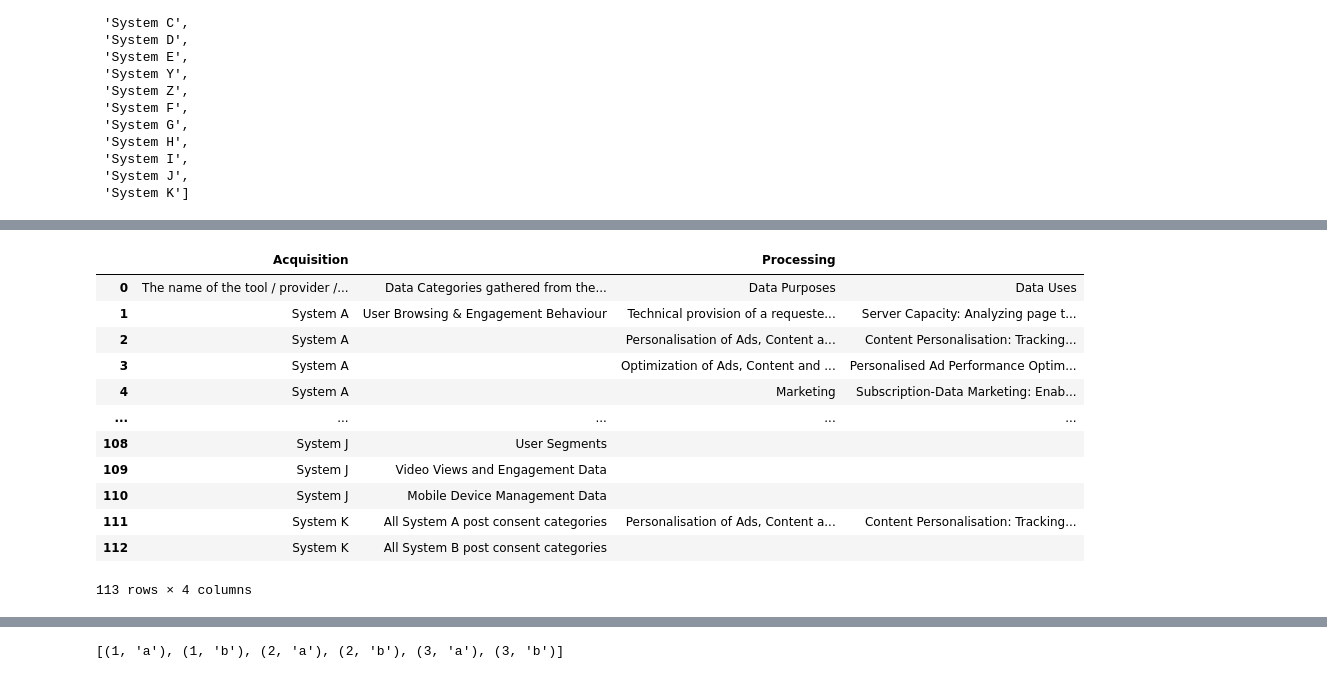
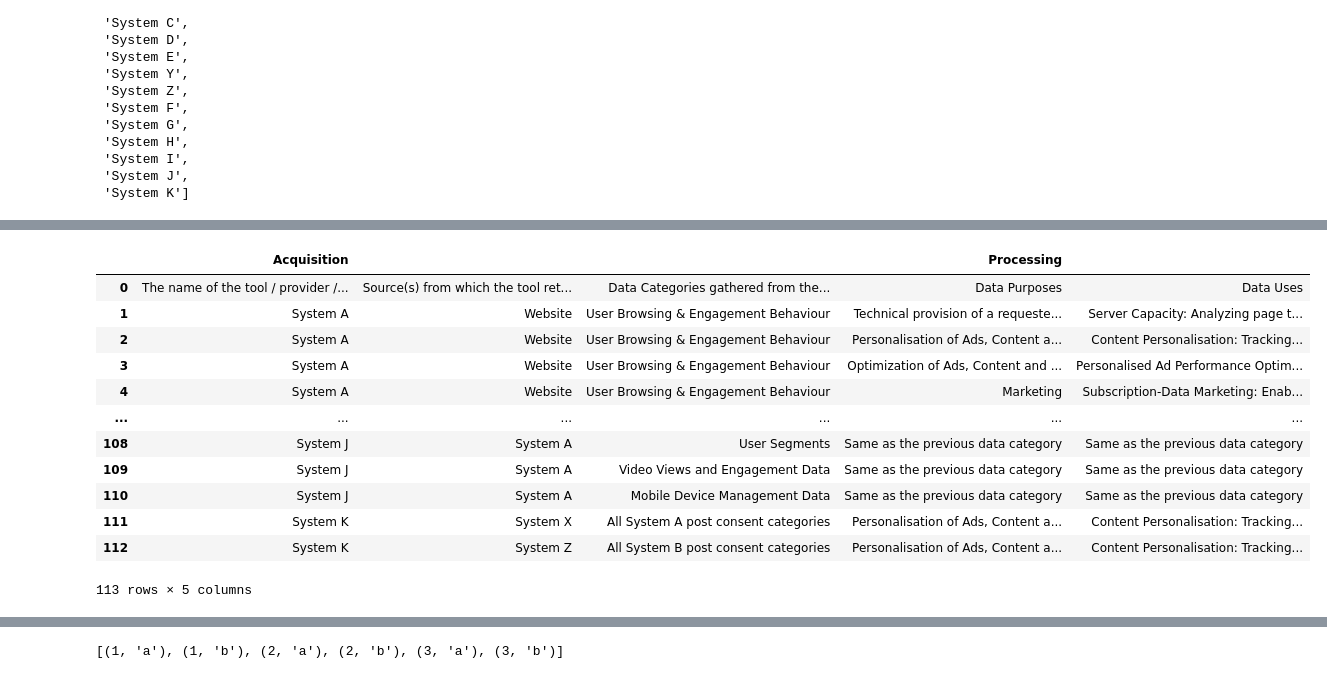
Before and after one commit to flohaha/Colab_Better_Rop, a Jupyter notebook: ROPA.ipynb, the cells around one changed output, grey strips where cells are left out. Drawn from its saved outputs; the diff is of its cells as text; code cells hidden in the pictures.

Commit message:
ok all the way including split of Sources remaining only join with other tabs info

```diff
--- a/ROPA.ipynb
+++ b/ROPA.ipynb
@@ -131,9 +131,10 @@ df_infos.iloc[:, 0].unique().tolist()
 # %%
 
 for i in range(0,len(df_infos)):
-  z = df_infos.iloc[i, 0]
-  if z == '':
-    df_infos.iloc[i, 0] = df_infos.iloc[i-1, 0]
+  for c in range(0,len(df_infos.columns)):
+    z = df_infos.iloc[i, c]
+    if z == '':
+      df_infos.iloc[i, c] = df_infos.iloc[i-1, c]
 
 df_infos#.iloc[:, 0].unique().tolist()
 # %% [output]
@@ -152,22 +153,22 @@ df_infos#.iloc[:, 0].unique().tolist()
 113 rows × 33 columns
 # %%
-df_sample = df_infos#[df_infos.iloc[:, 0] == 'System A']  ### TEST  >> [df_infos.iloc[:, 0] == 'System I']
+df_sample = df_infos#[df_infos.iloc[:, 0] == 'System I']  ### TEST  >> [df_infos.iloc[:, 0] == 'System I']
 
-df_sample = df_sample.iloc[:, [0,7,11,12]]#,14,19]]
+df_sample = df_sample.iloc[:, [0,5,7,11,12]]#,14,19]]
 
 df_sample
 # %% [output]
-|  | Acquisition |  | Processing |  |
-| 0 | The name of the tool / provider /... | Data Categories gathered from the... | Data Purposes | Data Uses |
-| 1 | System A | User Browsing & Engagement Behaviour | Technical provision of a requeste... | Server Capacity: Analyzing page t... |
-| 2 | System A |  | Personalisation of Ads, Content a... | Content Personalisation: Tracking... |
-| 3 | System A |  | Optimization of Ads, Content and ... | Personalised Ad Performance Optim... |
-| 4 | System A |  | Marketing | Subscription-Data Marketing: Enab... |
-| ... | ... | ... | ... | ... |
-| 108 | System J | User Segments |  |  |
-| 109 | System J | Video Views and Engagement Data |  |  |
-| 110 | System J | Mobile Device Management Data |  |  |
-| 111 | System K | All System A post consent categories | Personalisation of Ads, Content a... | Content Personalisation: Tracking... |
-| 112 | System K | All System B post consent categories |  |  |
+|  | Acquisition |  |  | Processing |  |
+| 0 | The name of the tool / provider /... | Source(s) from which the tool ret... | Data Categories gathered from the... | Data Purposes | Data Uses |
+| 1 | System A | Website | User Browsing & Engagement Behaviour | Technical provision of a requeste... | Server Capacity: Analyzing page t... |
+| 2 | System A | Website | User Browsing & Engagement Behaviour | Personalisation of Ads, Content a... | Content Personalisation: Tracking... |
+| 3 | System A | Website | User Browsing & Engagement Behaviour | Optimization of Ads, Content and ... | Personalised Ad Performance Optim... |
+| 4 | System A | Website | User Browsing & Engagement Behaviour | Marketing | Subscription-Data Marketing: Enab... |
+| ... | ... | ... | ... | ... | ... |
+| 108 | System J | System A | User Segments | Same as the previous data category | Same as the previous data category |
+| 109 | System J | System A | Video Views and Engagement Data | Same as the previous data category | Same as the previous data category |
+| 110 | System J | System A | Mobile Device Management Data | Same as the previous data category | Same as the previous data category |
+| 111 | System K | System X | All System A post consent categories | Personalisation of Ads, Content a... | Content Personalisation: Tracking... |
+| 112 | System K | System Z | All System B post consent categories | Personalisation of Ads, Content a... | Content Personalisation: Tracking... |
-113 rows × 4 columns
+113 rows × 5 columns
 # %%
```
Also changed, not shown: parts of 44 cells of this notebook.
